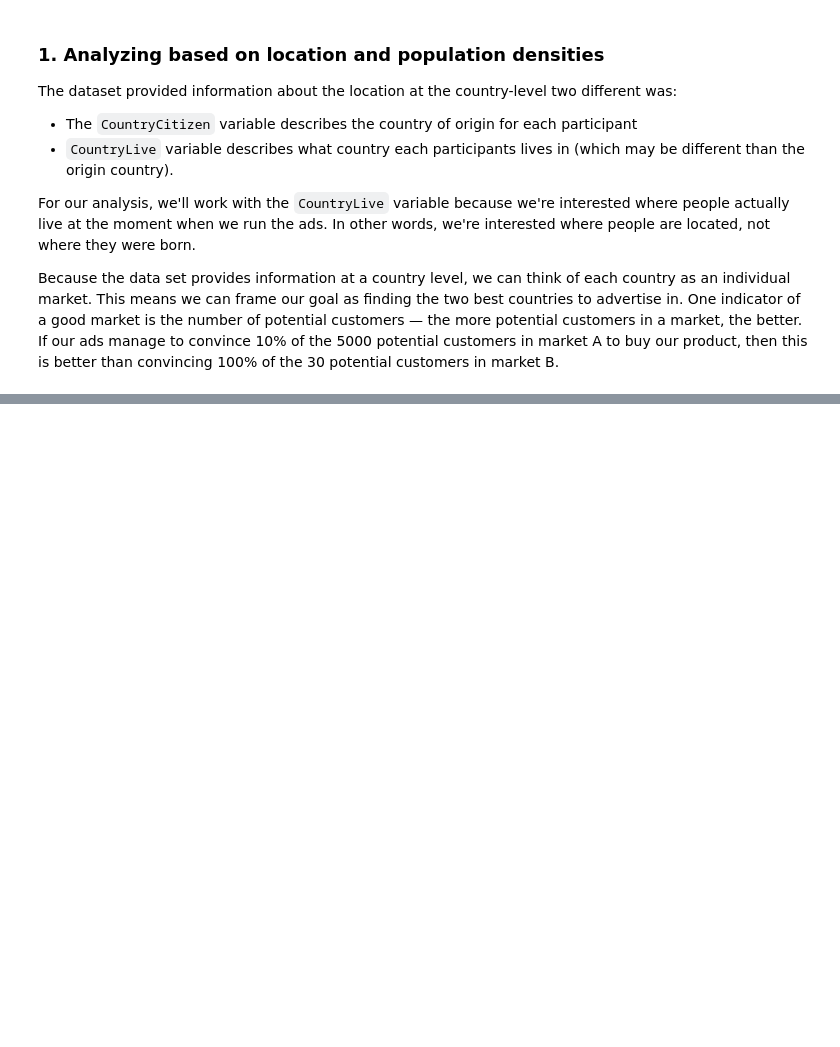
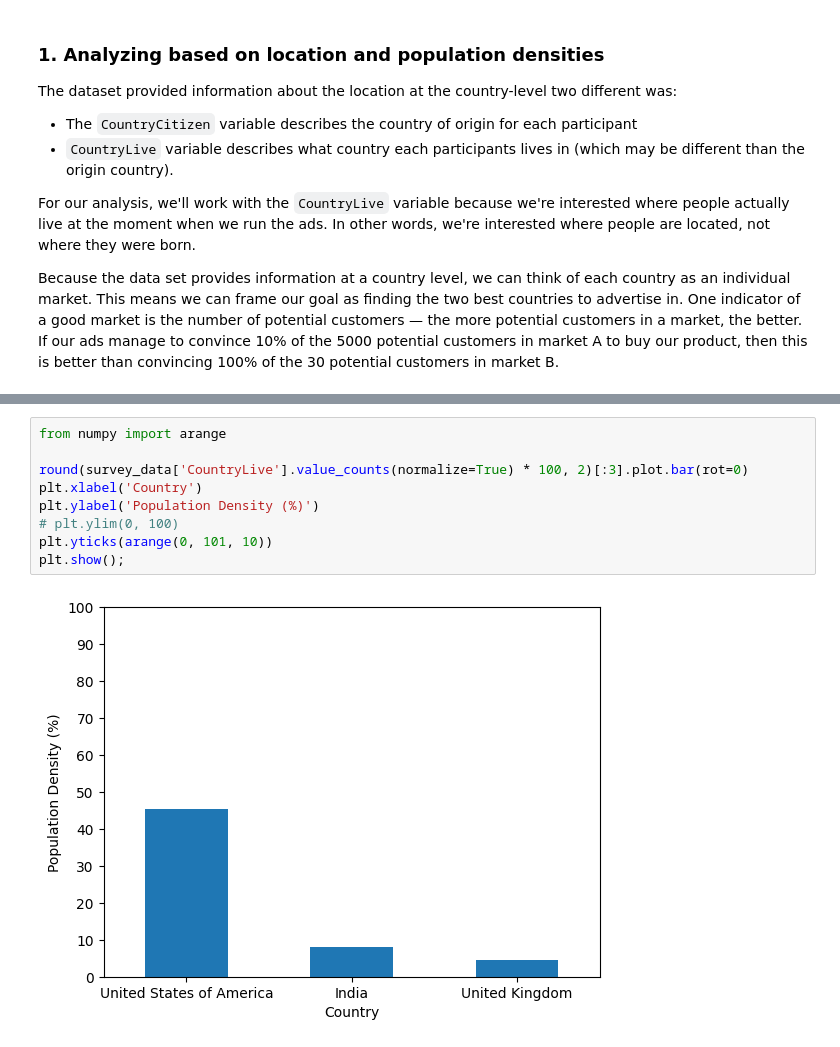
Before and after one commit to shree131/best-market-to-advertise-case_study, a Jupyter notebook: Best_Market_Analysis_Report.ipynb, the cells around one changed output, grey strips where cells are left out. Saved outputs shown, nothing was run; the diff lists cells and outputs as text; blank space fills up the shorter version.

Commit message:
Analysed location and population density

```diff
--- a/Best_Market_Analysis_Report.ipynb
+++ b/Best_Market_Analysis_Report.ipynb
@@ -425,0 +444,11 @@ than convincing 100% of the 30 potential customers in market B.
+# %%
+from numpy import arange
+
+round(survey_data['CountryLive'].value_counts(normalize=True) * 100, 2)[:3].plot.bar(rot=0)
+plt.xlabel('Country')
+plt.ylabel('Population Density (%)')
+# plt.ylim(0, 100)
+plt.yticks(arange(0, 101, 10))
+plt.show();
+# %% [output]
+[figure, added]
```
Also changed, not shown: parts of 9 cells of this notebook.
